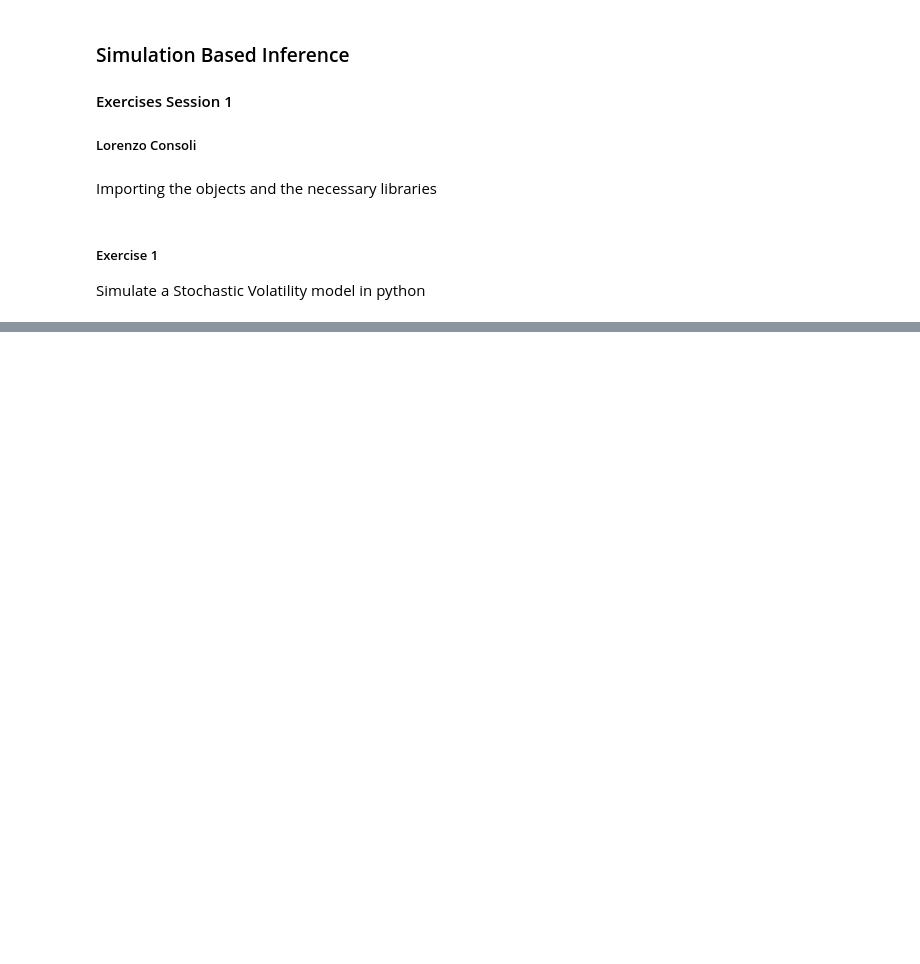
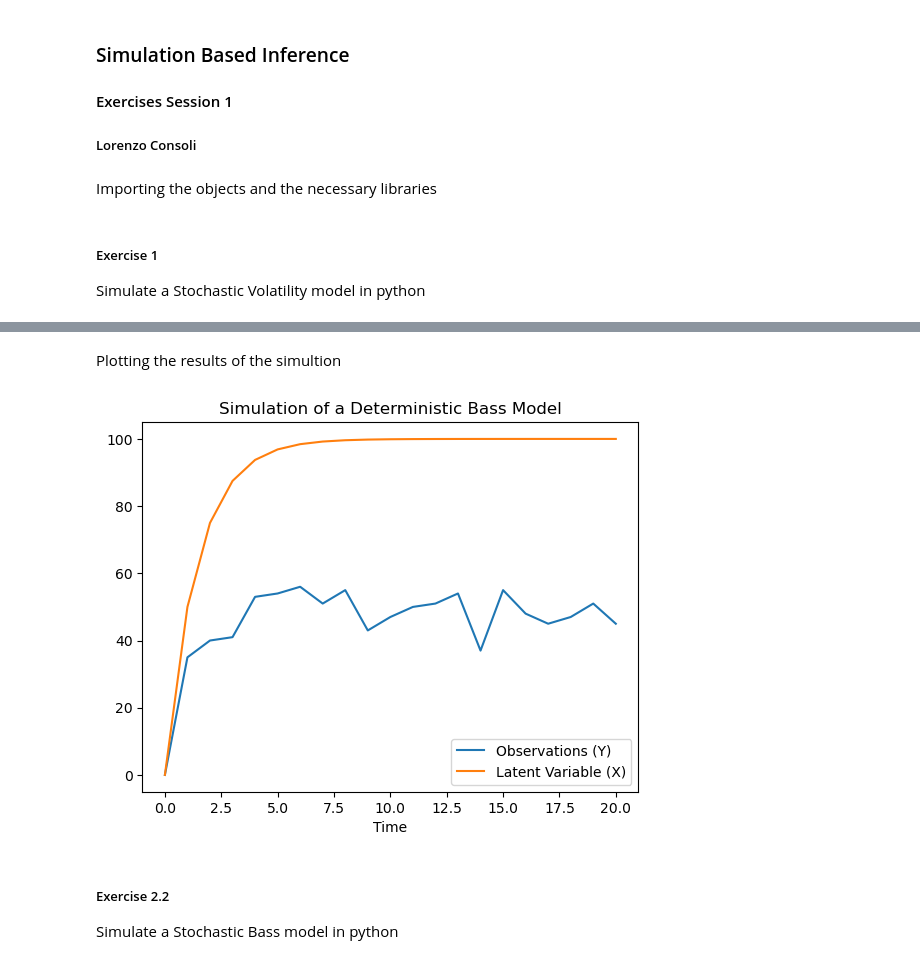
Before and after one commit to FMGS666/SimulationBasedInferenceExercises, a Jupyter notebook: session1/Notebook.ipynb, the cells around one changed output, grey strips where cells are left out. Saved outputs shown, nothing was run; the diff lists cells and outputs as text; code cells hidden in the pictures; blank space fills up the shorter version.

```diff
--- a/session1/Notebook.ipynb
+++ b/session1/Notebook.ipynb
@@ -30,0 +43,19 @@ plt.plot(np.exp(state_space_model.latent_variables_history))
+# %% [markdown]
+Plotting the results of the simultion
+# %%
+deterministic_bass_observations = deterministic_bass_model.observation_history
+deterministic_bass_latent = deterministic_bass_model.latent_variables_history
+
+plot_simulation(
+    deterministic_bass_observations,
+    deterministic_bass_latent,
+    title = "Simulation of a Deterministic Bass Model",
+    fig_size = None
+
+)
+# %% [output]
+[figure, added]
+# %% [markdown]
+##### Exercise 2.2
+
+Simulate a Stochastic Bass model in python
```
Also changed, not shown: parts of 14 cells of this notebook, 4 other files.
